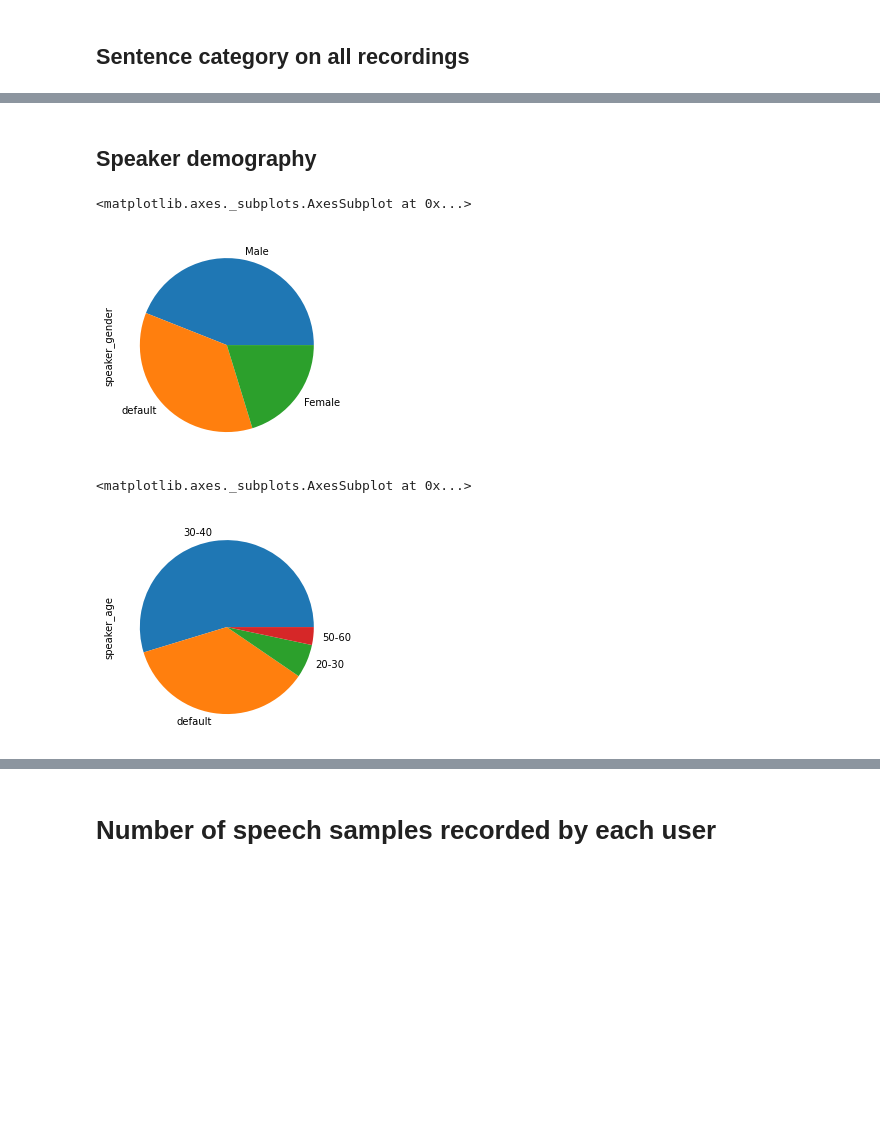
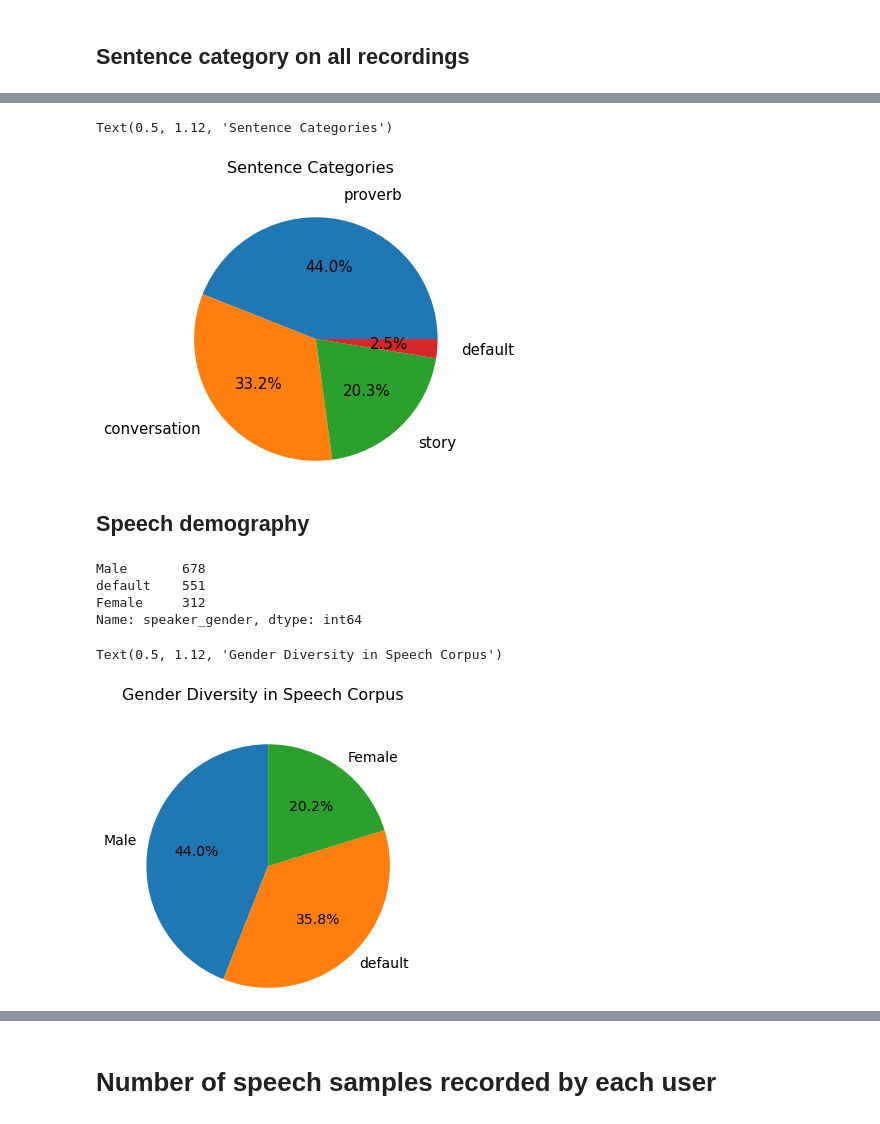
Before and after one commit to kavyamanohar/msc-reviewed-speech, a Jupyter notebook: analysis/EDA.ipynb, the cells around one changed output, grey strips where cells are left out. Saved outputs shown, nothing was run; the diff lists cells and outputs as text; code cells hidden in the pictures; blank space fills up the shorter version.

```diff
--- a/analysis/EDA.ipynb
+++ b/analysis/EDA.ipynb
@@ -91,12 +97,25 @@ df.category.value_counts().plot(kind='pie')
+# %%
+category_count = df.category.value_counts()
+# value = df.category.value_counts().tolist()
+# print(category_count)
+category_count.plot(kind='pie', radius=1.4, fontsize=15,labeldistance=1.2, autopct='%1.1f%%')
+plt.ylabel('')
+plt.suptitle('Sentence Categories', size=16, y=1.12)
+# %% [output]
+Text(0.5, 1.12, 'Sentence Categories')
+[figure, added]
 # %% [markdown]
-## Speaker demography
+## Speech demography
-# %%
-df.speaker_gender.value_counts().plot(kind='pie')
-# %% [output]
-<matplotlib.axes._subplots.AxesSubplot at 0x...>
-[figure, removed]
-# %%
-df.speaker_age.value_counts().plot(kind='pie')
-# %% [output]
-<matplotlib.axes._subplots.AxesSubplot at 0x...>
-[figure, removed]
+# %%
+gender_count = df.speaker_gender.value_counts()
+print(gender_count)
+gender_count.plot(kind='pie',startangle=90, radius=1.4, fontsize=14, autopct='%1.1f%%')
+plt.ylabel('')
+plt.suptitle('Gender Diversity in Speech Corpus', size=16, y=1.12)
+# %% [output]
+Male       678
+default    551
+Female     312
+Name: speaker_gender, dtype: int64
+Text(0.5, 1.12, 'Gender Diversity in Speech Corpus')
+[figure, added]
```
Also changed, not shown: parts of 14 cells of this notebook, 1 other file.
